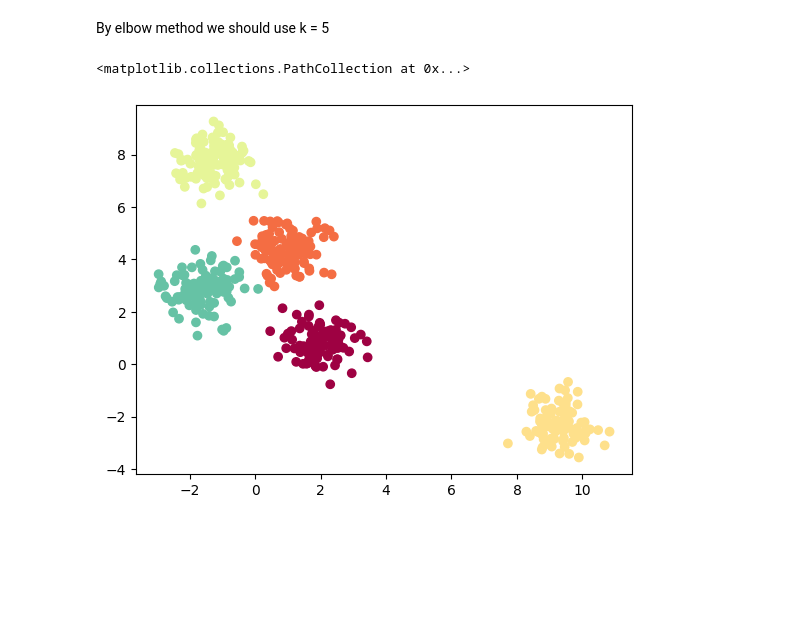
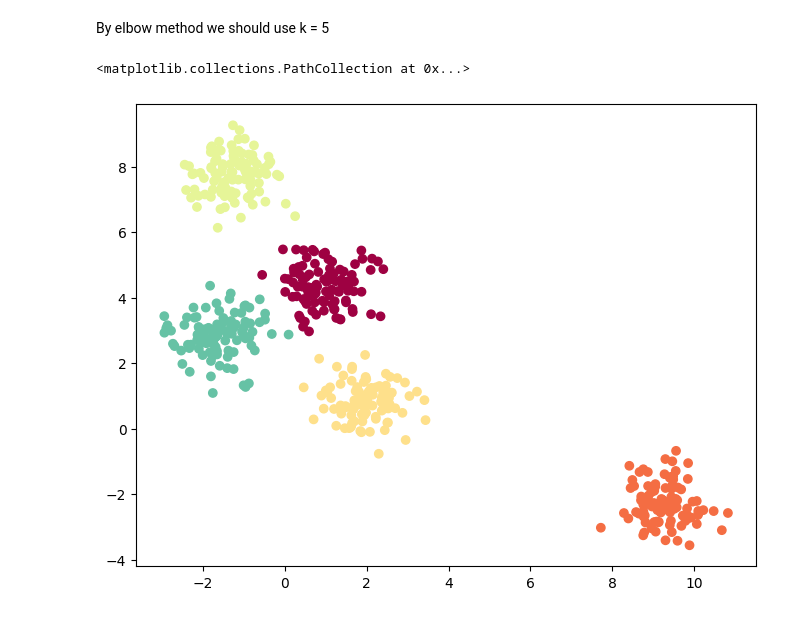
Before and after one commit to elios128/DSCamp, a Jupyter notebook: lesson_10_clustering_part_2/lesson_10_clustering_agl_dbscan_hometask.ipynb, the cells around one changed output. Cells and saved outputs as stored; diff of their text form; code cells hidden in the pictures; blank space fills up the shorter version.

```diff
--- a/lesson_10_clustering_part_2/lesson_10_clustering_agl_dbscan_hometask.ipynb
+++ b/lesson_10_clustering_part_2/lesson_10_clustering_agl_dbscan_hometask.ipynb
@@ -87,8 +89,9 @@ By elbow method we should use k = 5
 # %%
 clf = KMeans(n_clusters=5)
 pred = clf.fit_predict(X)
 
+plt.figure(figsize=(8,6))
 plt.scatter(X[:, 0], X[:, 1], c=colors[pred])
 # %% [output]
 <matplotlib.collections.PathCollection at 0x...>
-[figure, old version]
+[figure, new version]
```
Also changed, not shown: parts of 4 cells of this notebook.
